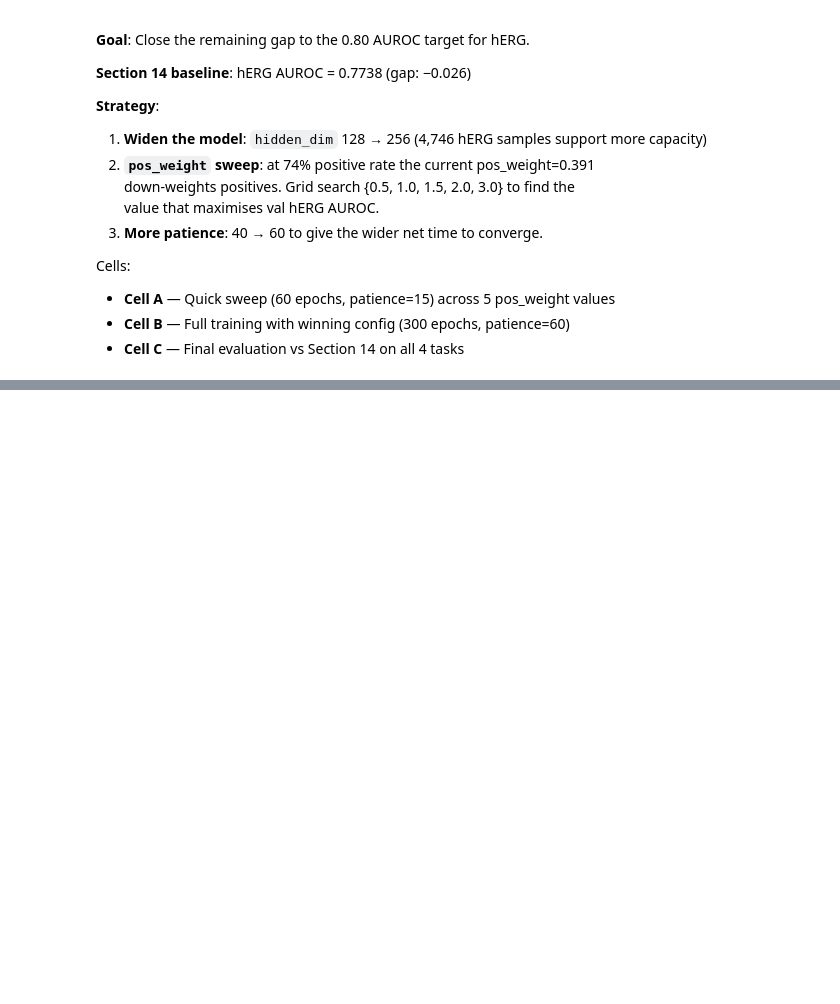
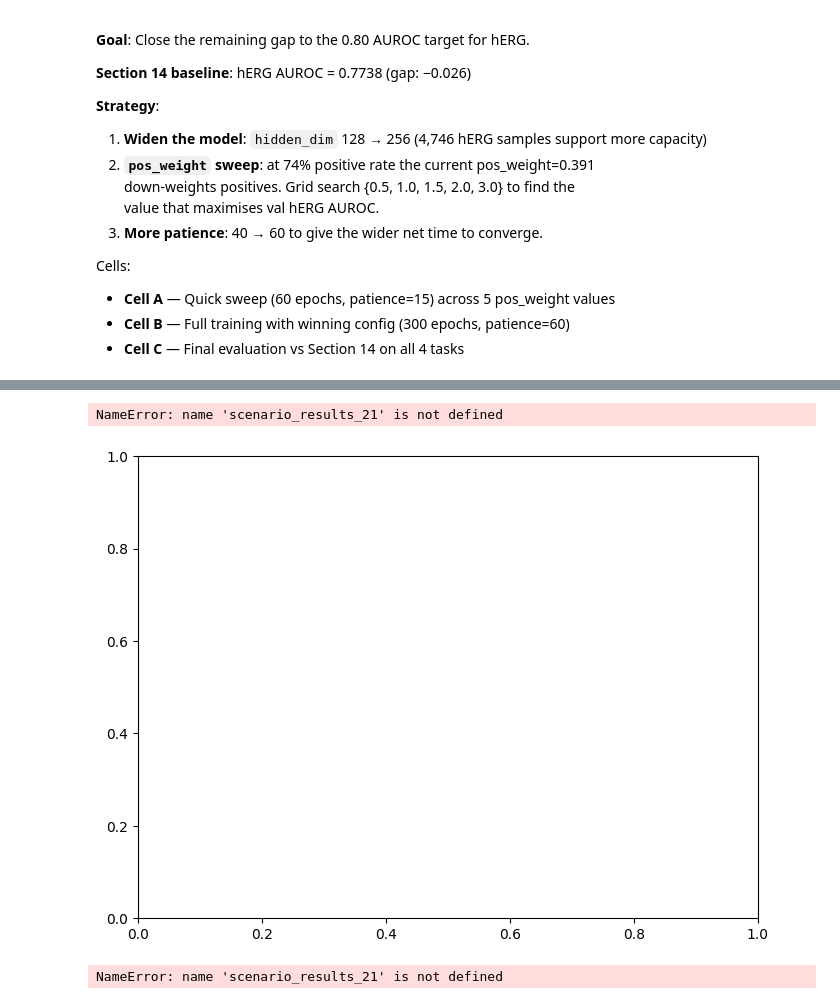
Before and after one commit to Sushree2179/Neural_PK-PD_Modeling_with_ODE, a Jupyter notebook: Coding/phase3_neural_ode_model.ipynb, the cells around one changed output, grey strips where cells are left out. Cells and saved outputs as stored; diff of their text form; code cells hidden in the pictures; blank space fills up the shorter version.

```diff
--- a/Coding/phase3_neural_ode_model.ipynb
+++ b/Coding/phase3_neural_ode_model.ipynb
@@ -3847,0 +5836,68 @@ log_elapsed("Section 15 complete")
+# %%
+# ============================================================================
+# SECTION 21 - CELL B: Risk-Benefit Chart
+# ============================================================================
+# Visualize scenarios in risk-benefit space
+# - X-axis: AUC_E_median (efficacy proxy)
+# - Y-axis: composite risk score = (herg_rate + dual_rate) - caco_rate
+# - Annotate scenarios that pass all criteria
+# - Save plot to disk for report integration
+# ============================================================================
+
+import matplotlib.pyplot as plt
+import numpy as np
+
+fig21c, ax21c = plt.subplots(figsize=(8, 6))
+
+# Compute composite risk score for each scenario
+composite_risk = (scenario_results_21['herg_rate'] + scenario_results_21['dual_rate']) - scenario_results_21['caco_rate']
+
+# Plot scenarios
+ax21c.scatter(scenario_results_21['AUC_E_median'], composite_risk,
+              c=scenario_results_21['overall_pass'].astype(int),
+              cmap='RdYlGn', s=100, edgecolors='black', alpha=0.7)
+
+# Annotate each scenario
+for i, row in scenario_results_21.iterrows():
+    ax21c.annotate(row['scenario'],
+                   (row['AUC_E_median'], composite_risk.iloc[i]),
+                   textcoords="offset points", xytext=(0,10), ha='center', fontsize=9)
+
+# Add threshold reference lines
+ax21c.axhline(0, color='gray', linestyle='--', linewidth=1, alpha=0.5, label='Risk Neutral')
+ax21c.axvline(base_auc_med, color='blue', linestyle='--', linewidth=1, alpha=0.5, label='Baseline AUC_E')
+
+ax21c.set_xlabel('AUC_E_median (Efficacy Exposure)', fontsize=11)
+ax21c.set_ylabel('Composite Risk Score', fontsize=11)
+ax21c.set_title('Section 21-B: Scenario Risk-Benefit Analysis', fontsize=12, fontweight='bold')
+ax21c.legend(loc='best')
+ax21c.grid(True, alpha=0.3)
+plt.tight_layout()
+
+# Save to disk
+out_path_21c = Path("data/raw/s21_risk_benefit.png")
+fig21c.savefig(out_path_21c, dpi=150, bbox_inches='tight')
+print(f"✅ Risk-benefit chart saved: {out_path_21c}")
+
+# Update calibration dict
+calibration_21['risk_benefit_chart'] = str(out_path_21c)
+plt.show()
+# %% [output]
+NameError: name 'scenario_results_21' is not defined
+[figure, added]
+# %%
+# ============================================================================
+# SECTION 21 - CELL C: CSV Export
+# ============================================================================
+# Export scenario analysis results to CSV for external review
+# ============================================================================
+
+csv_path_21 = Path("data/raw/s21_scenario_results.csv")
+scenario_results_21.to_csv(csv_path_21, index=False)
+print(f"✅ Scenario results exported: {csv_path_21}")
+print(f"   Shape: {scenario_results_21.shape[0]} scenarios × {scenario_results_21.shape[1]} metrics")
+
+# Update calibration dict
+calibration_21['scenario_csv'] = str(csv_path_21)
+# %% [output]
+NameError: name 'scenario_results_21' is not defined
```
Also changed, not shown: parts of 93 cells of this notebook, 32 other files.
